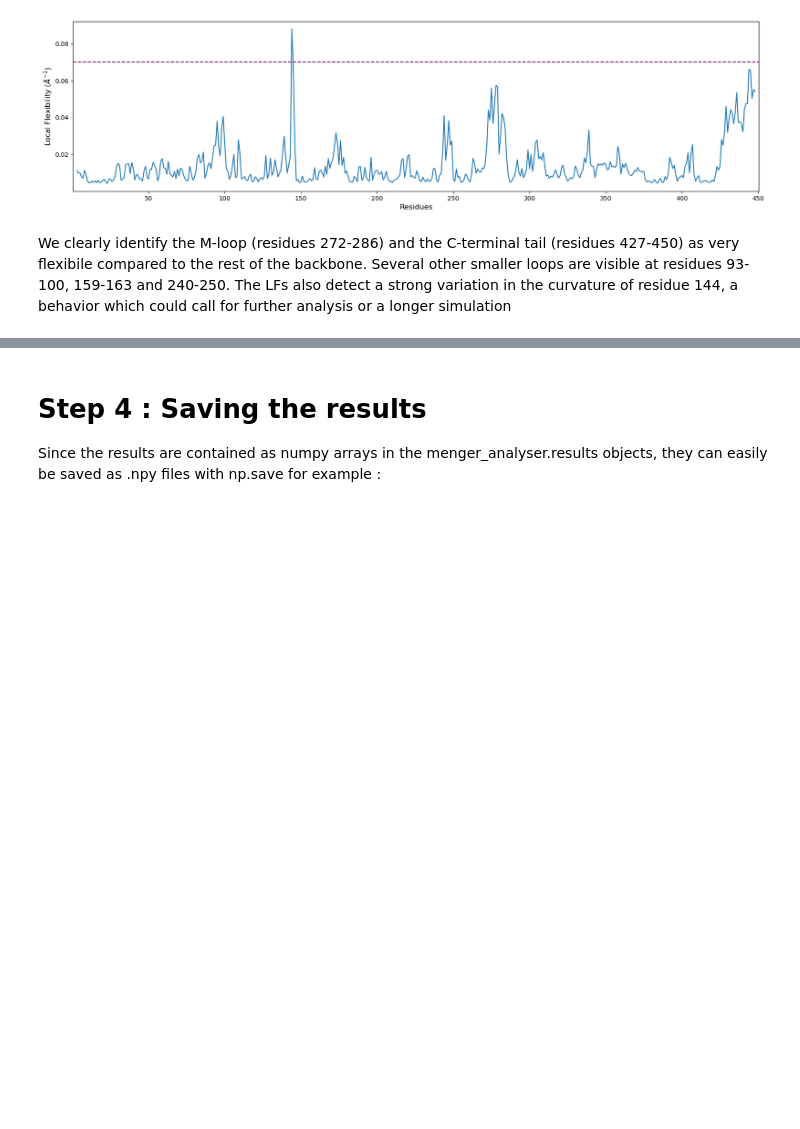
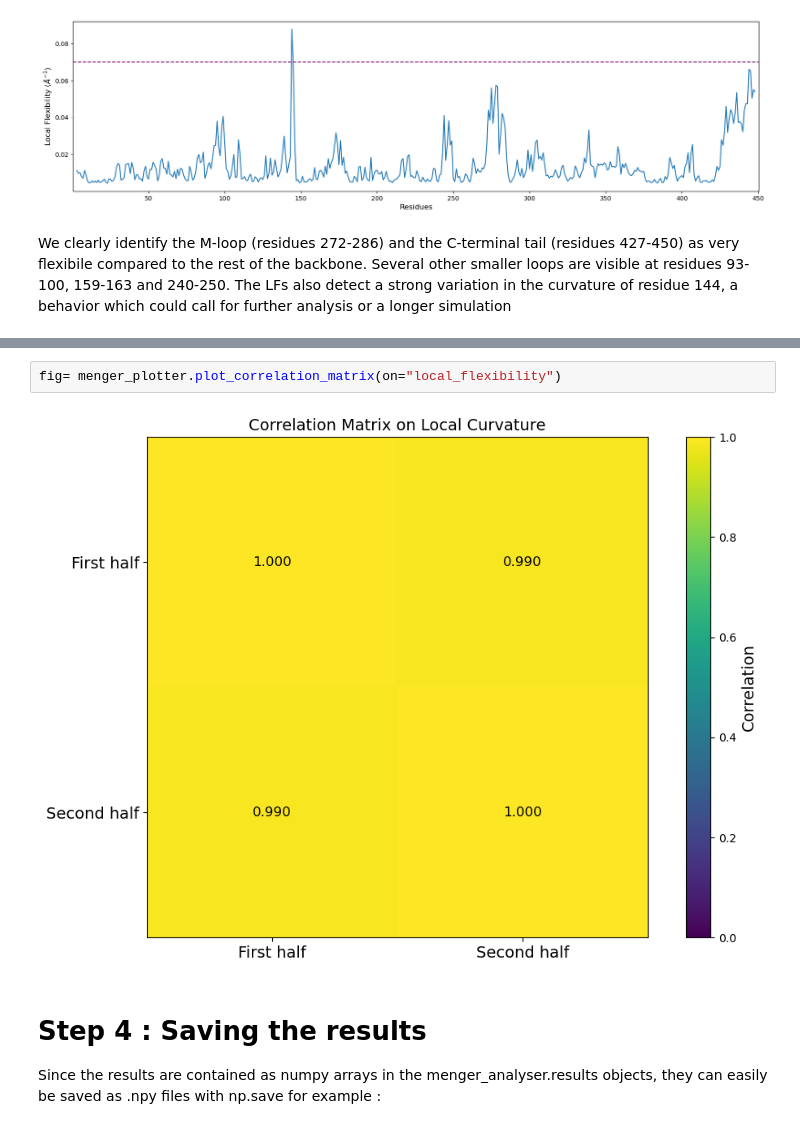
Before and after one commit to EtienneReboul/menger_curvature, a Jupyter notebook: notebooks/jm01-tutorial.ipynb, the cells around one changed output, grey strips where cells are left out. Drawn from its saved outputs; the diff is of its cells as text; blank space fills up the shorter version.

Commit message:
add correlation matrix ploting

```diff
--- a/notebooks/jm01-tutorial.ipynb
+++ b/notebooks/jm01-tutorial.ipynb
@@ -152,3 +156,7 @@ We clearly identify the M-loop (residues 272-286) and the C-terminal tail (resid
+# %%
+fig= menger_plotter.plot_correlation_matrix(on="local_flexibility")
+# %% [output]
+[figure, added]
 # %% [markdown]
 # Step 4 : Saving the results
 
```
Also changed, not shown: parts of 1 cell of this notebook, 2 other files.
